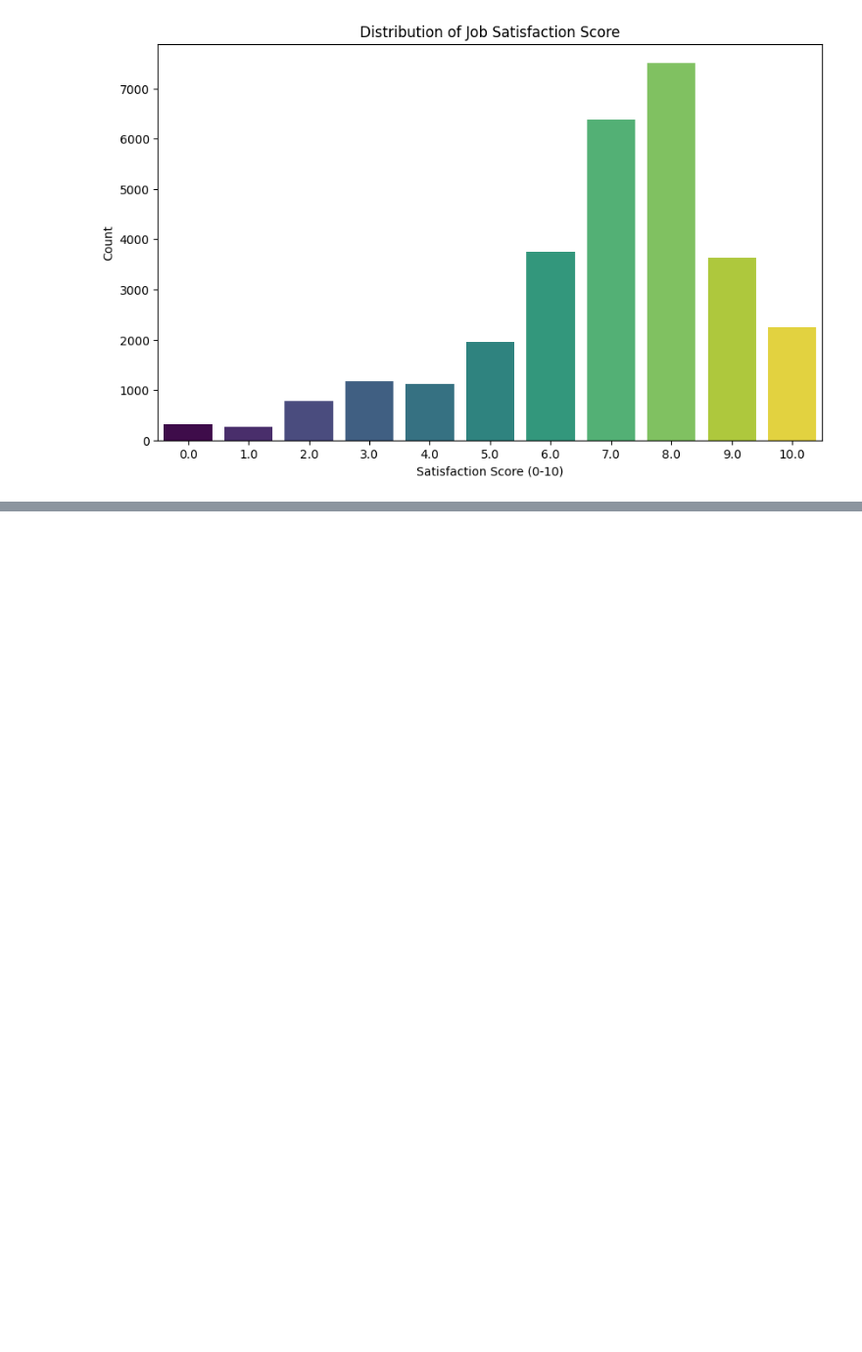
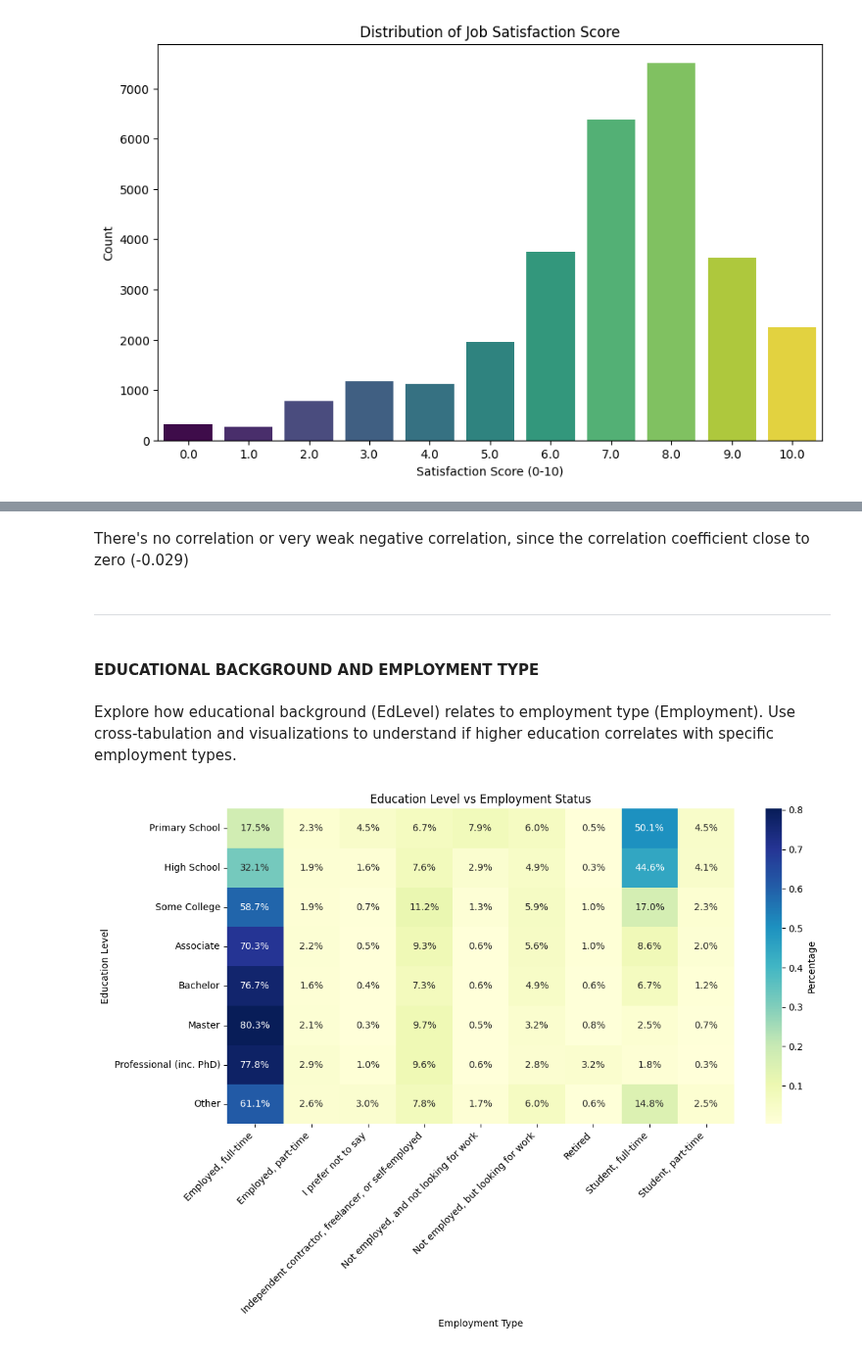
Before and after one commit to azharfachrezi/my-learning, a Jupyter notebook: Capstone Project/Module 3/Survey_data (EDA).ipynb, the cells around one changed output, grey strips where cells are left out. Shown at 98% size. Saved outputs shown, nothing was run; the diff lists cells and outputs as text; code cells hidden in the pictures; blank space fills up the shorter version.

```diff
--- a/Capstone Project/Module 3/Survey_data (EDA).ipynb
+++ b/Capstone Project/Module 3/Survey_data (EDA).ipynb
@@ -156,0 +298,62 @@ plt.show()
+# %% [markdown]
+There's no correlation or very weak negative correlation, since the correlation coefficient close to zero (-0.029)
+# %% [markdown]
+---
+# %% [markdown]
+#### EDUCATIONAL BACKGROUND AND EMPLOYMENT TYPE
+# %% [markdown]
+Explore how educational background (EdLevel) relates to employment type (Employment). Use cross-tabulation and visualizations to understand if higher education correlates with specific employment types.
+# %%
+# 1. Clean Education Level (Same function, it works great)
+def clean_education_level(text):
+    text = str(text)
+    if 'Bachelor' in text:
+        return 'Bachelor'
+    elif 'Master' in text:
+        return 'Master'
+    elif 'Associate' in text:
+        return 'Associate'
+    elif 'Secondary' in text or 'high school' in text:
+        return 'High School'
+    elif 'Some college' in text:
+        return 'Some College'
+    elif 'Professional' in text:
+        return 'Professional (inc. PhD)'  # Renaming for clarity
+    elif 'Primary' in text:
+        return 'Primary School'
+    else:
+        return 'Other'
+
+df['EdLevel_Clean'] = df['EdLevel'].apply(clean_education_level)
+
+# 2. Clean Employment (First part only)
+df['Employment_Clean'] = df['Employment'].astype(str).str.split(';').str[0]
+
+# 3. Create Crosstab
+cross_tab = pd.crosstab(df['EdLevel_Clean'], df['Employment_Clean'], normalize='index')
+
+# 4. UPDATED Order (Removed 'Doctorate', moved Professional to top)
+ed_order = [
+    'Primary School',
+    'High School',
+    'Some College',
+    'Associate',
+    'Bachelor',
+    'Master',
+    'Professional (inc. PhD)',
+    'Other'
+]
+
+# Reindex and Plot
+cross_tab = cross_tab.reindex(ed_order)
+
+plt.figure(figsize=(12, 6))
+sns.heatmap(cross_tab, annot=True, fmt=".1%", cmap="YlGnBu", cbar_kws={'label': 'Percentage'})
+plt.title('Education Level vs Employment Status')
+plt.xticks(rotation=45, ha='right')
+plt.yticks(rotation=0)
+plt.xlabel('Employment Type')
+plt.ylabel('Education Level')
+plt.show()
+# %% [output]
+[figure, added]
```
Also changed, not shown: parts of 17 cells of this notebook.
